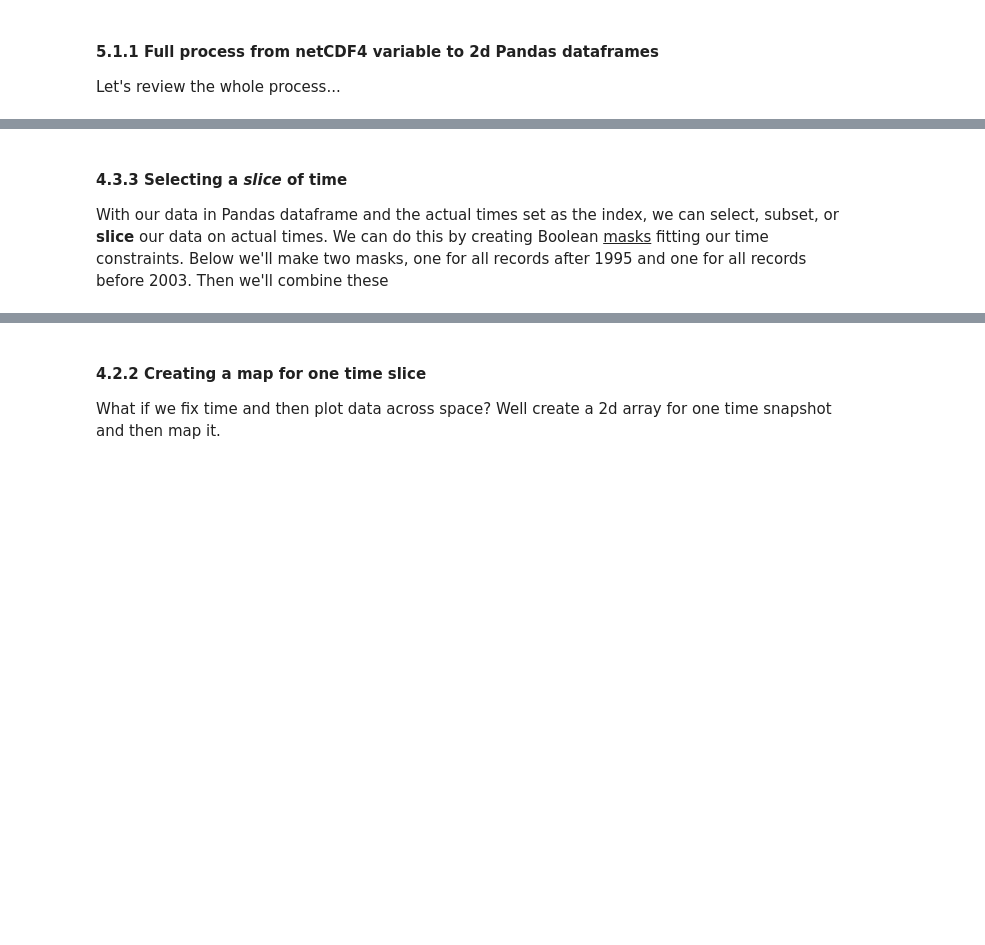
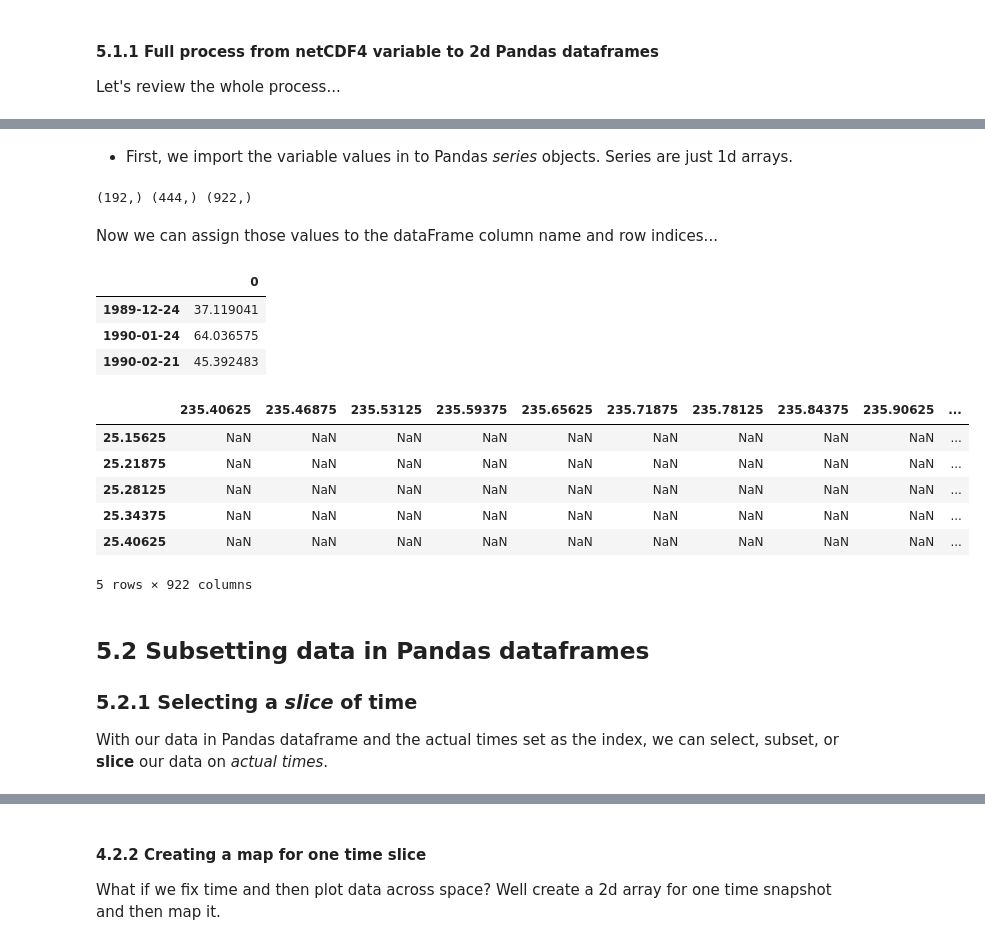
Before and after one commit to ENV859/ClimateData, a Jupyter notebook: 2-Climate-Data-Overview.ipynb, the cells around one changed output, grey strips where cells are left out. Drawn from its saved outputs; the diff is of its cells as text; code cells hidden in the pictures; blank space fills up the shorter version.

```diff
--- a/2-Climate-Data-Overview.ipynb
+++ b/2-Climate-Data-Overview.ipynb
@@ -462,4 +488,40 @@ ncTime = dataset.variables['time']
+# %% [markdown]
+* First, we import the variable values in to Pandas *series* objects. Series are just 1d arrays.
+# %%
+#Convert the time, lat, and lon variables to Pandas series objects (series b/c 1 dimension)
+ncTime = dataset.variables['time']
+seriesTime = pd.Series(netCDF4.num2date(ncTime[:],ncTime.units))
+seriesLat = pd.Series(dataset.variables['lat'][:])
+seriesLon = pd.Series(dataset.variables['lon'][:])
+print(seriesTime.shape,seriesLat.shape,seriesLon.shape)
+# %% [output]
+(192,) (444,) (922,)
+# %% [markdown]
+Now we can assign those values to the dataFrame column name and row indices...
+# %%
+#Set the index of the time series dataframe to the actual times
+dfTimeSeries.index = seriesTime
+dfTimeSeries.head(3)
+# %% [output]
+|  | 0 |
+| 1989-12-24 | 37.119041 |
+| 1990-01-24 | 64.036575 |
+| 1990-02-21 | 45.392483 |
+# %%
+#Add column names and an index to the dfMeanPrecip dataframe
+dfMeanPrecip.columns = seriesLon
+dfMeanPrecip.index = seriesLat
+dfMeanPrecip.head()
+# %% [output]
+|  | 235.40625 | 235.46875 | 235.53125 | 235.59375 | 235.65625 | 235.71875 | 235.78125 | 235.84375 | 235.90625 | ... |
+| 25.15625 | NaN | NaN | NaN | NaN | NaN | NaN | NaN | NaN | NaN | ... |
+| 25.21875 | NaN | NaN | NaN | NaN | NaN | NaN | NaN | NaN | NaN | ... |
+| 25.28125 | NaN | NaN | NaN | NaN | NaN | NaN | NaN | NaN | NaN | ... |
+| 25.34375 | NaN | NaN | NaN | NaN | NaN | NaN | NaN | NaN | NaN | ... |
+| 25.40625 | NaN | NaN | NaN | NaN | NaN | NaN | NaN | NaN | NaN | ... |
+5 rows × 922 columns
 # %% [markdown]
-#### 4.3.3 Selecting a *slice* of time
-With our data in Pandas dataframe and the actual times set as the index, we can select, subset, or **slice** our data on actual times. We can do this by creating Boolean <u>masks</u> fitting our time constraints. Below we'll make two masks, one for all records after 1995 and one for all records before 2003. Then we'll combine these
+## 5.2 Subsetting data in Pandas dataframes
+### 5.2.1 Selecting a *slice* of time
+With our data in Pandas dataframe and the actual times set as the index, we can select, subset, or **slice** our data on *actual times*.
 # %%
```
Also changed, not shown: parts of 52 cells of this notebook.
